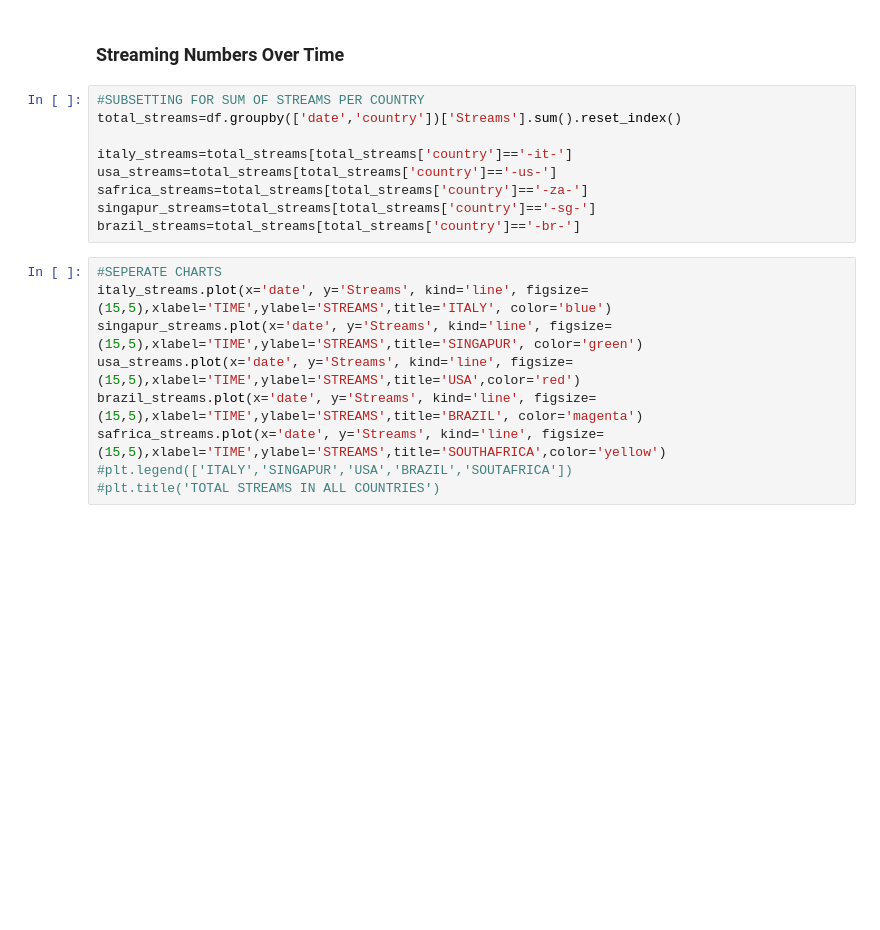
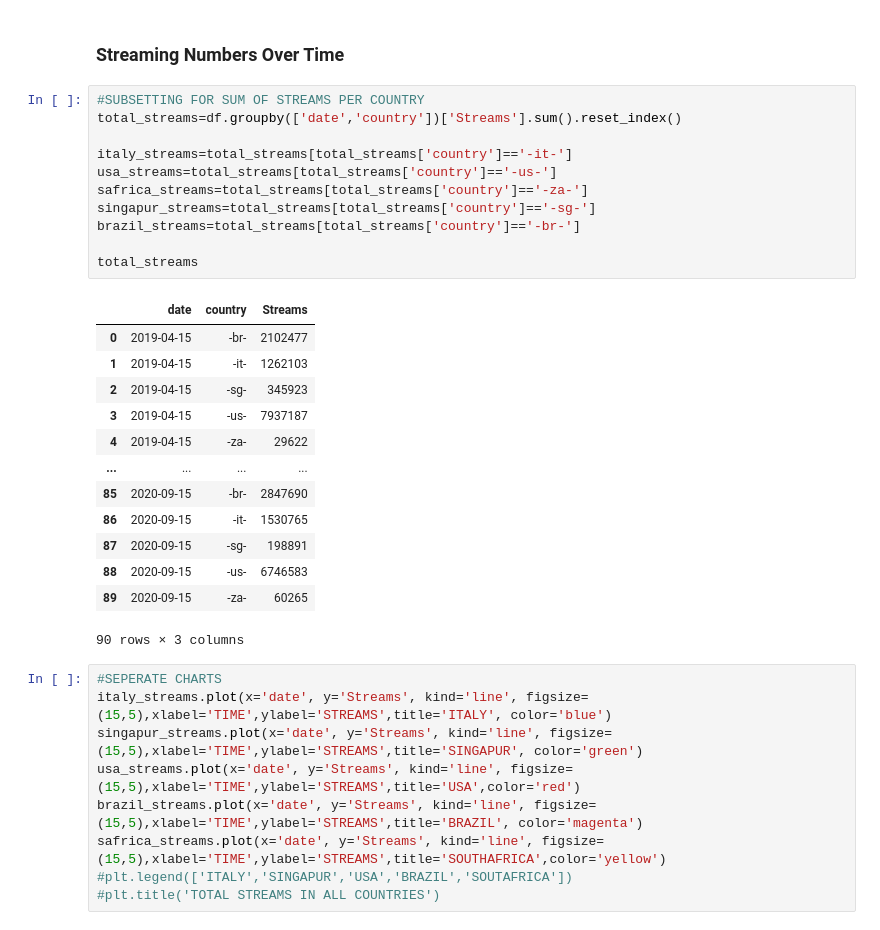
Before and after one commit to ksaslow/sad-song, a Jupyter notebook: spotify_api.ipynb, the cells around one changed output. Drawn from its saved outputs; the diff is of its cells as text; blank space fills up the shorter version.

```diff
--- a/spotify_api.ipynb
+++ b/spotify_api.ipynb
@@ -170,12 +170,28 @@ plt.plot()
 # %%
 #SUBSETTING FOR SUM OF STREAMS PER COUNTRY
 total_streams=df.groupby(['date','country'])['Streams'].sum().reset_index()
 
 italy_streams=total_streams[total_streams['country']=='-it-']
 usa_streams=total_streams[total_streams['country']=='-us-']
 safrica_streams=total_streams[total_streams['country']=='-za-']
 singapur_streams=total_streams[total_streams['country']=='-sg-']
 brazil_streams=total_streams[total_streams['country']=='-br-']
+
+total_streams
+# %% [output]
+|  | date | country | Streams |
+| 0 | 2019-04-15 | -br- | 2102477 |
+| 1 | 2019-04-15 | -it- | 1262103 |
+| 2 | 2019-04-15 | -sg- | 345923 |
+| 3 | 2019-04-15 | -us- | 7937187 |
+| 4 | 2019-04-15 | -za- | 29622 |
+| ... | ... | ... | ... |
+| 85 | 2020-09-15 | -br- | 2847690 |
+| 86 | 2020-09-15 | -it- | 1530765 |
+| 87 | 2020-09-15 | -sg- | 198891 |
+| 88 | 2020-09-15 | -us- | 6746583 |
+| 89 | 2020-09-15 | -za- | 60265 |
+90 rows × 3 columns
 # %%
 #SEPERATE CHARTS
 italy_streams.plot(x='date', y='Streams', kind='line', figsize=(15,5),xlabel='TIME',ylabel='STREAMS',title='ITALY', color='blue')
```
